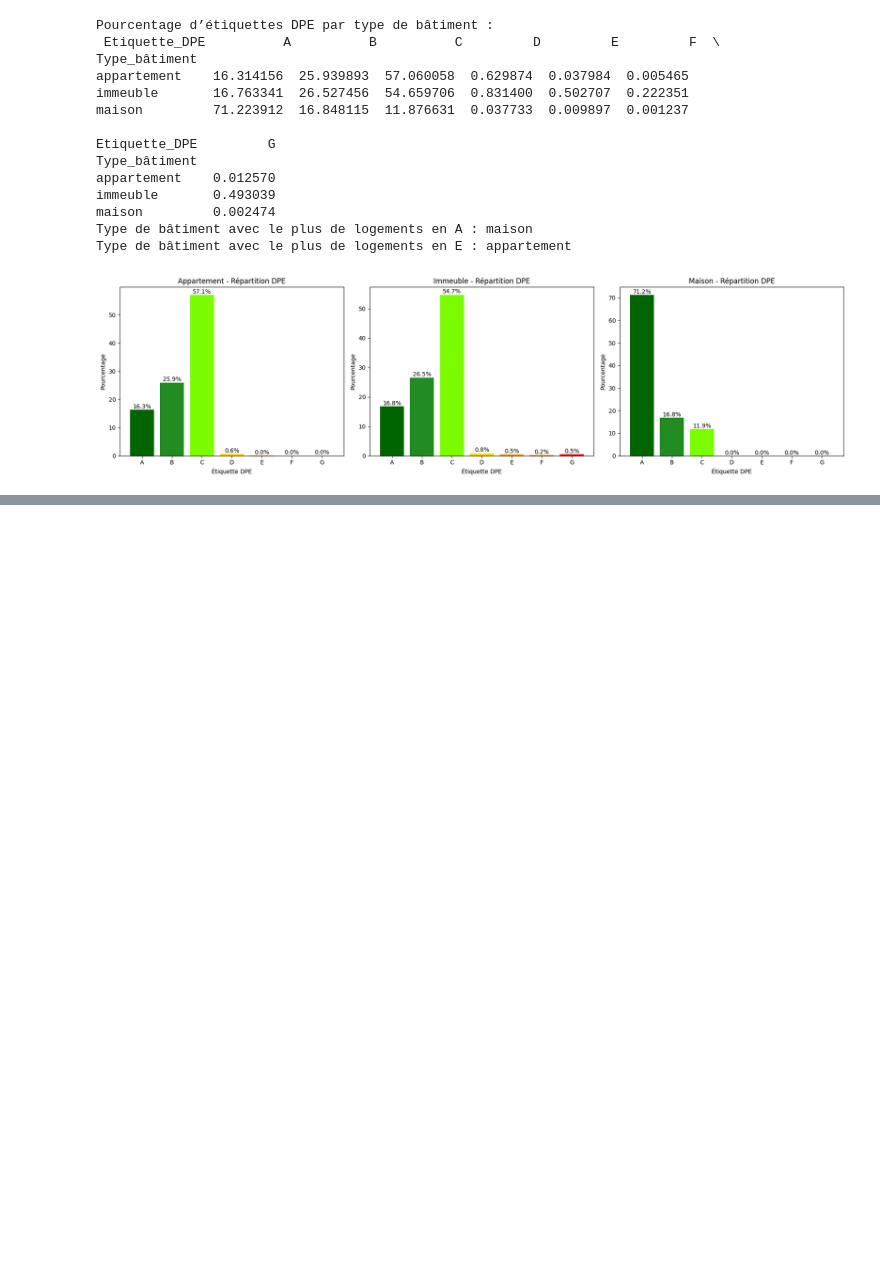
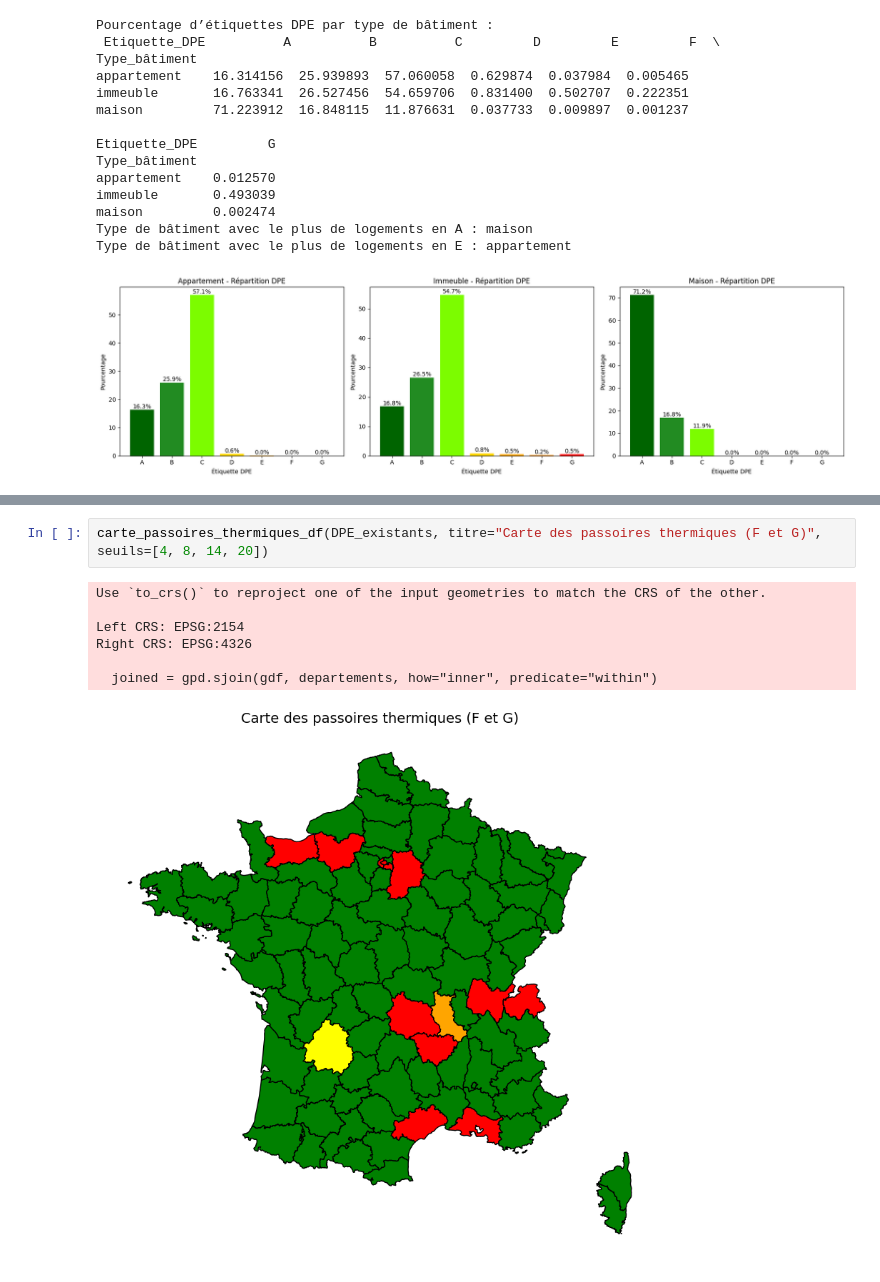
Before and after one commit to isaurepillet/STATAPP, a Jupyter notebook: analyse_données_initiales.ipynb, the cells around one changed output, grey strips where cells are left out. Cells and saved outputs as stored; diff of their text form; blank space fills up the shorter version.

Commit message:
carte

```diff
--- a/analyse_données_initiales.ipynb
+++ b/analyse_données_initiales.ipynb
@@ -301,0 +381,10 @@ Type de bâtiment avec le plus de logements en E : appartement
+# %%
+carte_passoires_thermiques_df(DPE_existants, titre="Carte des passoires thermiques (F et G)", seuils=[4, 8, 14, 20])
+# %% [output]
+Use `to_crs()` to reproject one of the input geometries to match the CRS of the other.
+
+Left CRS: EPSG:2154
+Right CRS: EPSG:4326
+
+  joined = gpd.sjoin(gdf, departements, how="inner", predicate="within")
+[figure, added]
```
Also changed, not shown: parts of 1 cell of this notebook, 1 other file.
